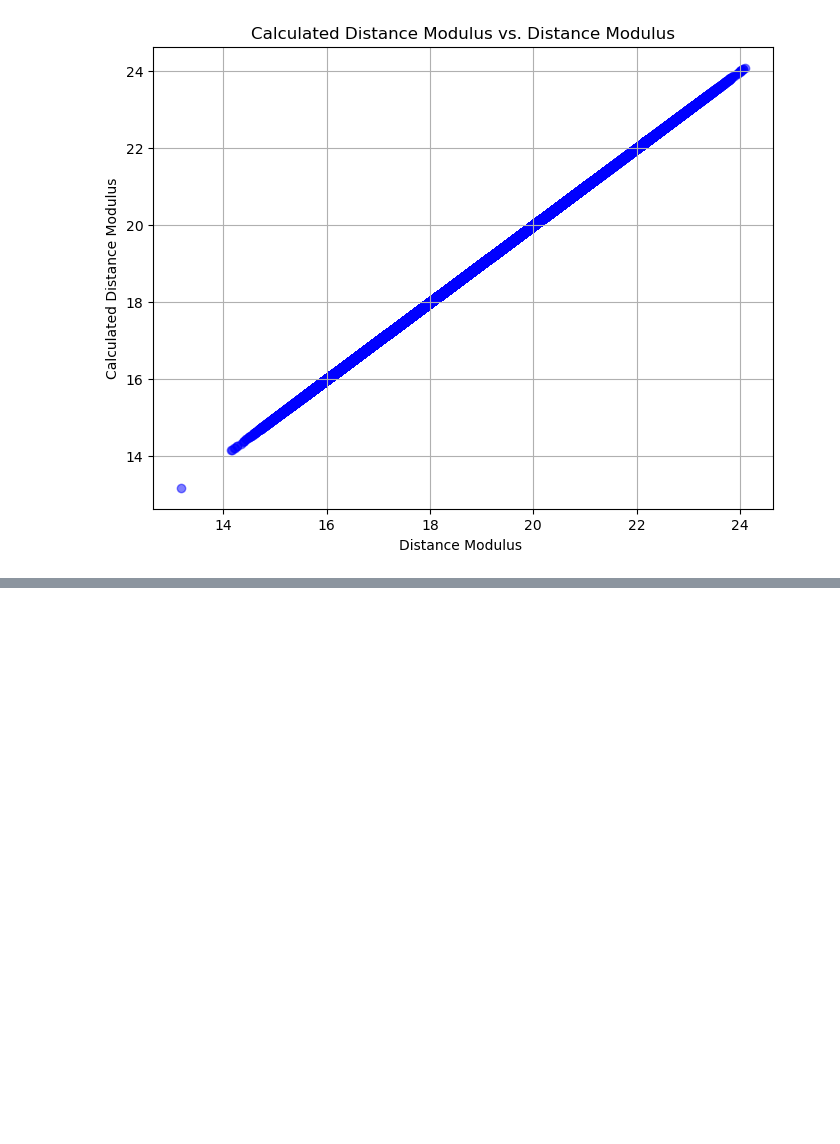
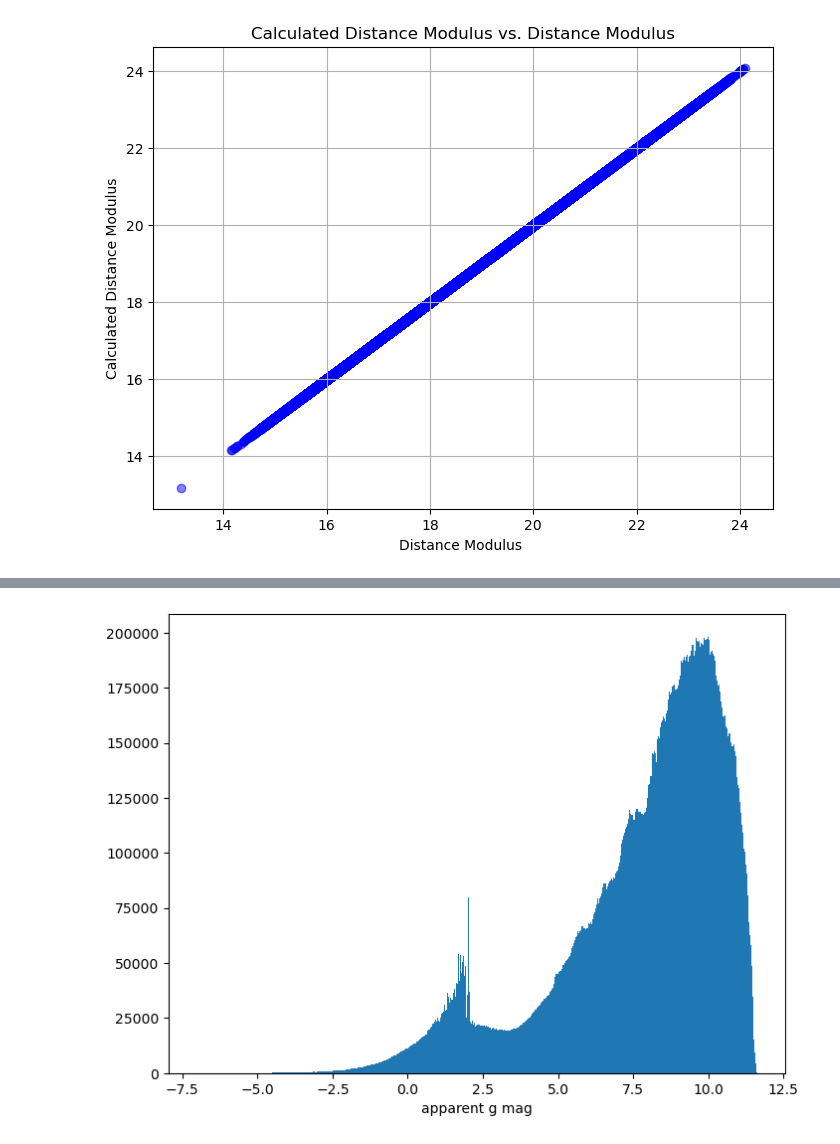
Before and after one commit to aeden2019/rubin_mw_mocks, a Jupyter notebook: src/analysis/color_magnitude_diagram.ipynb, the cells around one changed output, grey strips where cells are left out. Saved outputs shown, nothing was run; the diff lists cells and outputs as text; code cells hidden in the pictures; blank space fills up the shorter version.

```diff
--- a/src/analysis/color_magnitude_diagram.ipynb
+++ b/src/analysis/color_magnitude_diagram.ipynb
@@ -124,0 +144,11 @@ plt.show()
+# %%
+# Histogram of app g mag
+plt.figure(figsize=(8, 6))
+plt.hist(g_mag, bins=1000)
+
+plt.xlabel("apparent g mag")
+
+# Show the plot
+plt.show()
+# %% [output]
+[figure, added]
```
Also changed, not shown: parts of 16 cells of this notebook, 1 other file.
